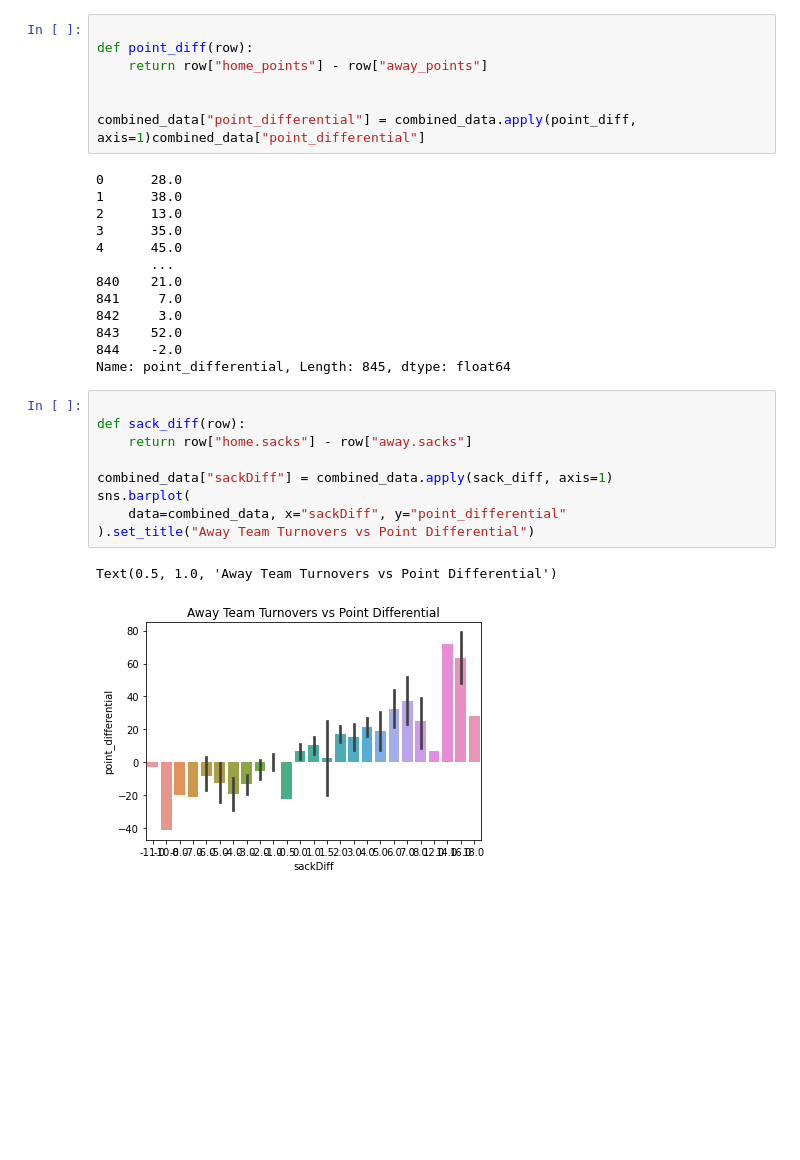
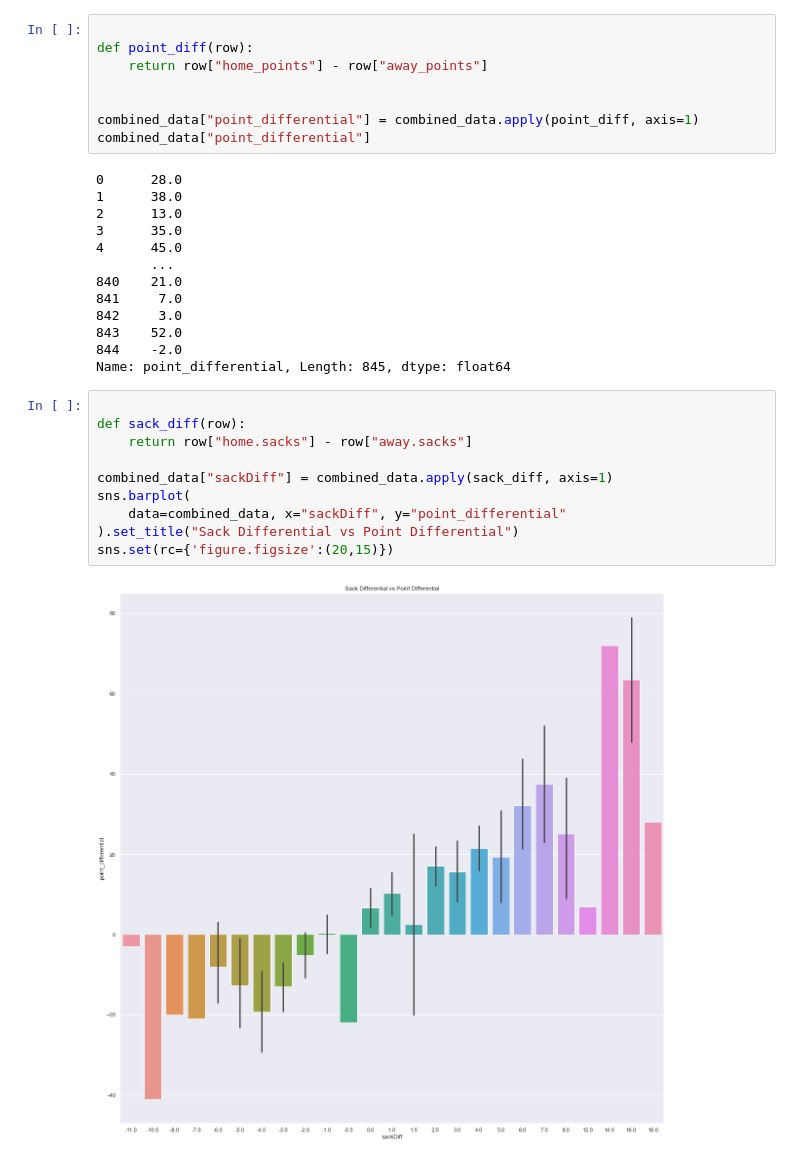
Before and after one commit to skunichetty/cfb-f21, a Jupyter notebook: notebooks/zach-breger-data-exploration.ipynb, the cells around one changed output. Cells and saved outputs as stored; diff of their text form; blank space fills up the shorter version.

Commit message:
Resized graphs and fixed titles

```diff
--- a/notebooks/zach-breger-data-exploration.ipynb
+++ b/notebooks/zach-breger-data-exploration.ipynb
@@ -62,7 +62,8 @@ def point_diff(row):
     return row["home_points"] - row["away_points"]
 
 
-combined_data["point_differential"] = combined_data.apply(point_diff, axis=1)combined_data["point_differential"]
+combined_data["point_differential"] = combined_data.apply(point_diff, axis=1)
+combined_data["point_differential"]
 # %% [output]
 0      28.0
 1      38.0
@@ -79,15 +80,15 @@ Name: point_differential, Length: 845, dtype: float64
 # %%
 
 def sack_diff(row):
     return row["home.sacks"] - row["away.sacks"]
 
 combined_data["sackDiff"] = combined_data.apply(sack_diff, axis=1)
 sns.barplot(
     data=combined_data, x="sackDiff", y="point_differential"
-).set_title("Away Team Turnovers vs Point Differential")
+).set_title("Sack Differential vs Point Differential")
+sns.set(rc={'figure.figsize':(20,15)})
 # %% [output]
-Text(0.5, 1.0, 'Away Team Turnovers vs Point Differential')
-[figure, old version]
+[figure, new version]
 # %%
 def rush_diff(row):
     return row["home.yardsPerRushAttempt"] - row["away.yardsPerRushAttempt"]
```
Also changed, not shown: parts of 2 cells of this notebook.
